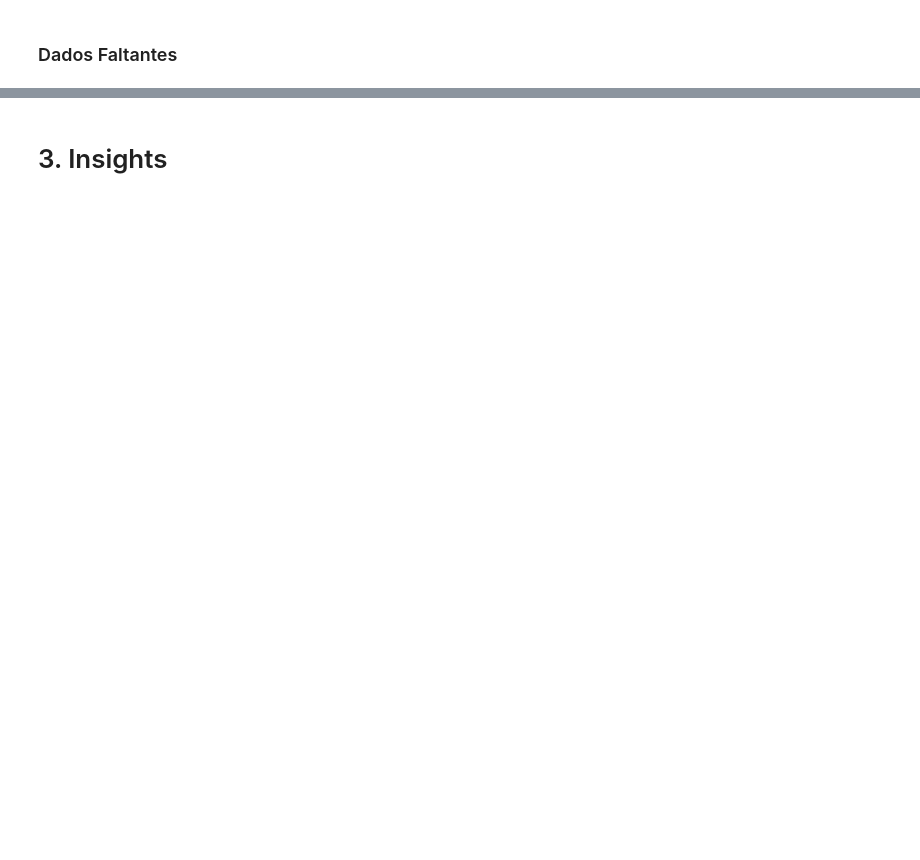
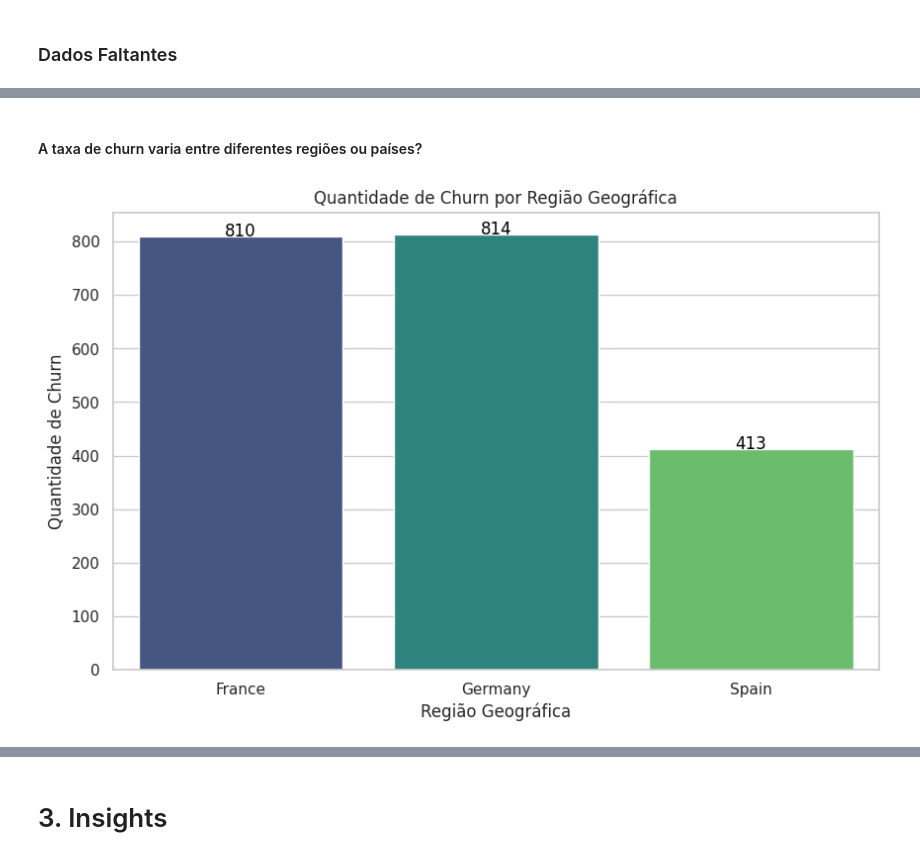
Before and after one commit to atlantico-academy/equipe6-2014.2, a Jupyter notebook: notebooks/01-exploratory_data_analysis.ipynb, the cells around one changed output, grey strips where cells are left out. Drawn from its saved outputs; the diff is of its cells as text; code cells hidden in the pictures; blank space fills up the shorter version.

```diff
--- a/notebooks/01-exploratory_data_analysis.ipynb
+++ b/notebooks/01-exploratory_data_analysis.ipynb
@@ -84,0 +226,20 @@ RowNumber,  CustomerId,  Surname,  CreditScore,  Geography,  Gender,  Age,  Tenu
+# %% [markdown]
+#### A taxa de churn varia entre diferentes regiões ou países?
+# %%
+churn_by_geography = df[df['Exited'] == 1].groupby('Geography')['Exited'].count().reset_index(name='Churn Count')
+
+plt.figure(figsize=(10, 6))
+bar_plot = sns.barplot(x='Geography', y='Churn Count', data=churn_by_geography, palette='viridis')
+
+bar_plot.set_title('Quantidade de Churn por Região Geográfica')
+bar_plot.set_xlabel('Região Geográfica')
+bar_plot.set_ylabel('Quantidade de Churn')
+
+# Adicionar os números nas barras
+for index, row in churn_by_geography.iterrows():
+    bar_plot.text(row.name, row['Churn Count'], round(row['Churn Count'], 2), color='black', ha="center")
+
+# Mostrar o gráfico
+plt.show()
+# %% [output]
+[figure, added]
```
Also changed, not shown: parts of 18 cells of this notebook.
